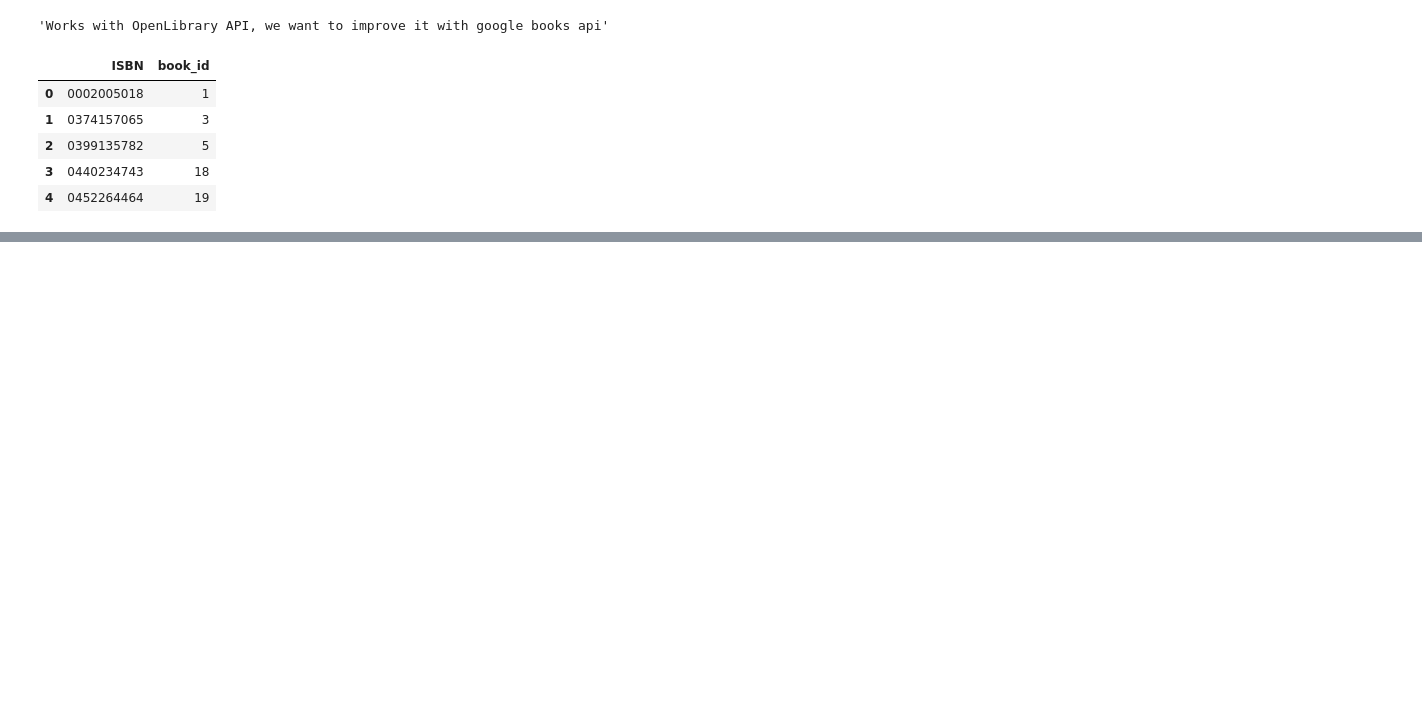
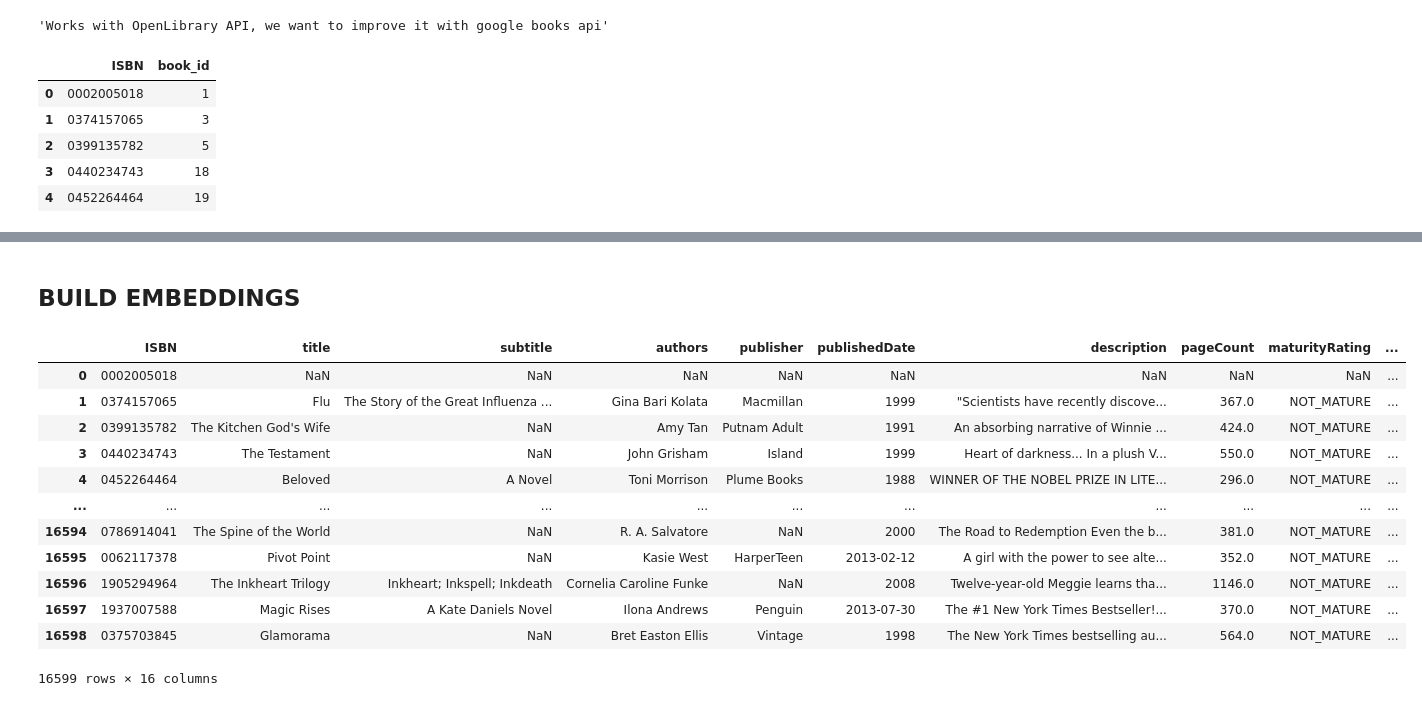
Before and after one commit to Stefanstud/book-recommender-systems, a Jupyter notebook: notebooks/build_data.ipynb, the cells around one changed output, grey strips where cells are left out. Drawn from its saved outputs; the diff is of its cells as text; code cells hidden in the pictures; blank space fills up the shorter version.

```diff
--- a/notebooks/build_data.ipynb
+++ b/notebooks/build_data.ipynb
@@ -196,0 +668,51 @@ fetch_book_data_google()
+# %% [markdown]
+## BUILD EMBEDDINGS
+# %%
+import pandas as pd
+from sentence_transformers import SentenceTransformer
+
+original_books = pd.read_csv("../data/books_fixed.csv")
+book_id = original_books["book_id"]
+# Step 1: Load the data
+books = pd.read_csv("../data/extended_books_google.csv")
+books["book_id"] = book_id
+
+# Drop the textSnippet column
+books = books.drop(columns=["textSnippet"])
+
+# Step 2: Build the full_text column
+books["full_text"] = (
+    books["title"].fillna("")
+    + " "
+    + books["subtitle"].fillna("")
+    + " "
+    + books["description"].fillna("")
+)
+# %%
+# Step 3: Load the SentenceTransformer model
+model = SentenceTransformer(
+    "all-mpnet-base-v2"
+)  # You can choose a different model if you like
+# %%
+full_text_list = books["full_text"].tolist()
+
+# Generate embeddings
+full_text_embeddings = model.encode(full_text_list, show_progress_bar=True)
+# %%
+books["full_text_embeddings"] = full_text_embeddings.tolist()
+# %%
+books
+# %% [output]
+|  | ISBN | title | subtitle | authors | publisher | publishedDate | description | pageCount | maturityRating | ... |
+| 0 | 0002005018 | NaN | NaN | NaN | NaN | NaN | NaN | NaN | NaN | ... |
+| 1 | 0374157065 | Flu | The Story of the Great Influenza ... | Gina Bari Kolata | Macmillan | 1999 | "Scientists have recently discove... | 367.0 | NOT_MATURE | ... |
+| 2 | 0399135782 | The Kitchen God's Wife | NaN | Amy Tan | Putnam Adult | 1991 | An absorbing narrative of Winnie ... | 424.0 | NOT_MATURE | ... |
+| 3 | 0440234743 | The Testament | NaN | John Grisham | Island | 1999 | Heart of darkness... In a plush V... | 550.0 | NOT_MATURE | ... |
+| 4 | 0452264464 | Beloved | A Novel | Toni Morrison | Plume Books | 1988 | WINNER OF THE NOBEL PRIZE IN LITE... | 296.0 | NOT_MATURE | ... |
+| ... | ... | ... | ... | ... | ... | ... | ... | ... | ... | ... |
+| 16594 | 0786914041 | The Spine of the World | NaN | R. A. Salvatore | NaN | 2000 | The Road to Redemption Even the b... | 381.0 | NOT_MATURE | ... |
+| 16595 | 0062117378 | Pivot Point | NaN | Kasie West | HarperTeen | 2013-02-12 | A girl with the power to see alte... | 352.0 | NOT_MATURE | ... |
+| 16596 | 1905294964 | The Inkheart Trilogy | Inkheart; Inkspell; Inkdeath | Cornelia Caroline Funke | NaN | 2008 | Twelve-year-old Meggie learns tha... | 1146.0 | NOT_MATURE | ... |
+| 16597 | 1937007588 | Magic Rises | A Kate Daniels Novel | Ilona Andrews | Penguin | 2013-07-30 | The #1 New York Times Bestseller!... | 370.0 | NOT_MATURE | ... |
+| 16598 | 0375703845 | Glamorama | NaN | Bret Easton Ellis | Vintage | 1998 | The New York Times bestselling au... | 564.0 | NOT_MATURE | ... |
+16599 rows × 16 columns
```
Also changed, not shown: parts of 25 cells of this notebook, 1 other file.
